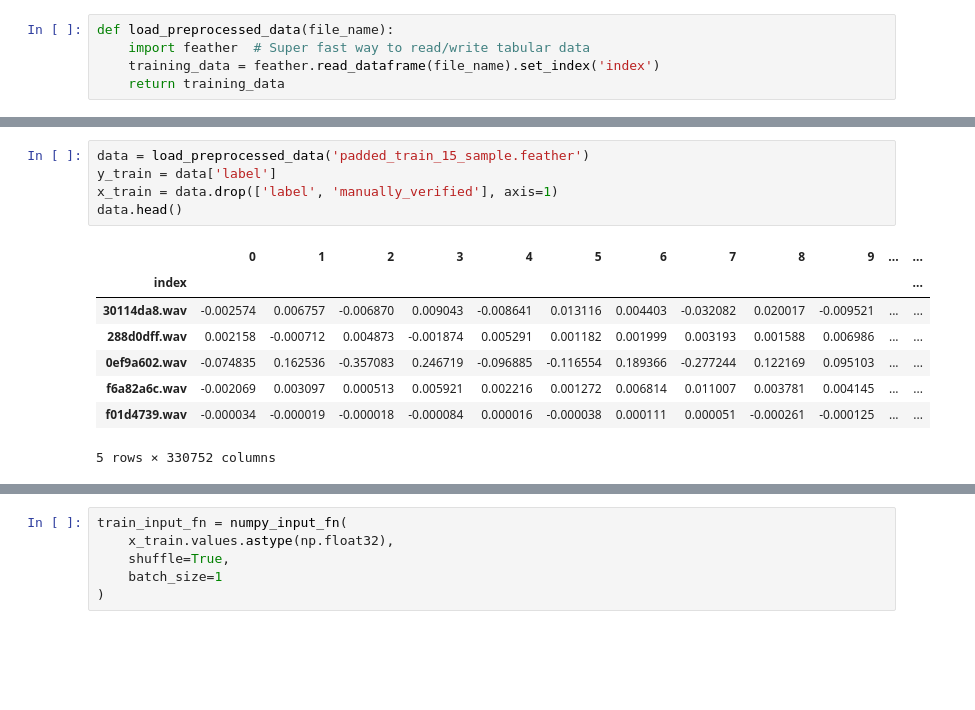
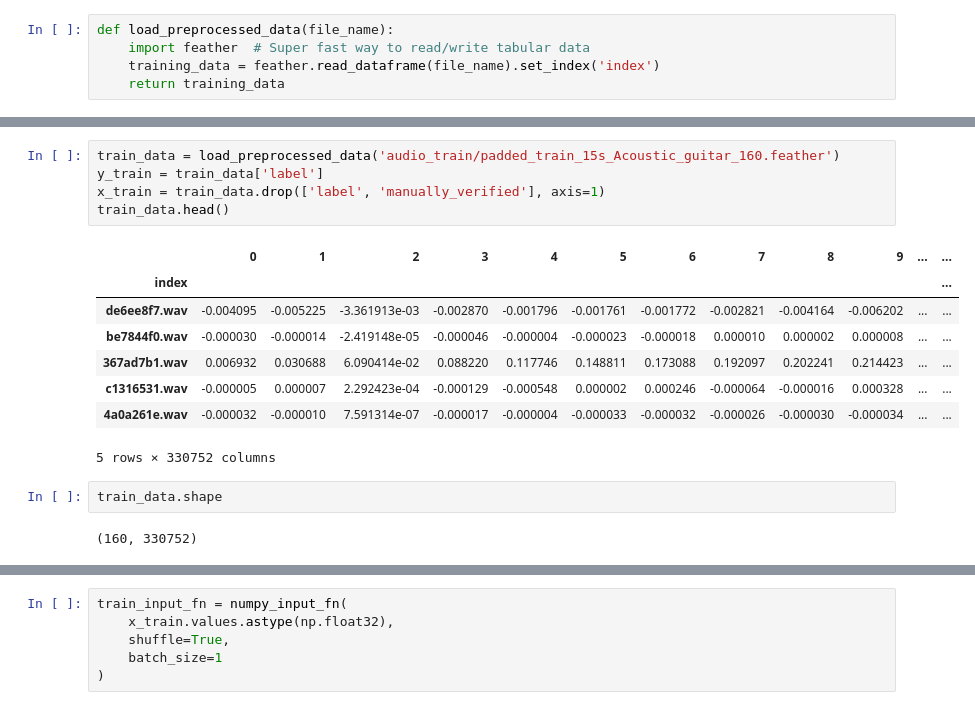
Before and after one commit to asudomoeva/Audio-Tagging, a Jupyter notebook: Audio-Tagging-VAE.ipynb, the cells around one changed output, grey strips where cells are left out. Cells and saved outputs as stored; diff of their text form; blank space fills up the shorter version.

```diff
--- a/Audio-Tagging-VAE.ipynb
+++ b/Audio-Tagging-VAE.ipynb
@@ -243,14 +328,18 @@ def load_preprocessed_data(file_name):
 # %%
-data = load_preprocessed_data('padded_train_15_sample.feather')
-y_train = data['label']
-x_train = data.drop(['label', 'manually_verified'], axis=1)
-data.head()
+train_data = load_preprocessed_data('audio_train/padded_train_15s_Acoustic_guitar_160.feather')
+y_train = train_data['label']
+x_train = train_data.drop(['label', 'manually_verified'], axis=1)
+train_data.head()
 # %% [output]
 |  | 0 | 1 | 2 | 3 | 4 | 5 | 6 | 7 | 8 | 9 | ... | ... |
 | index |  |  |  |  |  |  |  |  |  |  |  | ... |
-| 30114da8.wav | -0.002574 | 0.006757 | -0.006870 | 0.009043 | -0.008641 | 0.013116 | 0.004403 | -0.032082 | 0.020017 | -0.009521 | ... | ... |
-| 288d0dff.wav | 0.002158 | -0.000712 | 0.004873 | -0.001874 | 0.005291 | 0.001182 | 0.001999 | 0.003193 | 0.001588 | 0.006986 | ... | ... |
-| 0ef9a602.wav | -0.074835 | 0.162536 | -0.357083 | 0.246719 | -0.096885 | -0.116554 | 0.189366 | -0.277244 | 0.122169 | 0.095103 | ... | ... |
-| f6a82a6c.wav | -0.002069 | 0.003097 | 0.000513 | 0.005921 | 0.002216 | 0.001272 | 0.006814 | 0.011007 | 0.003781 | 0.004145 | ... | ... |
-| f01d4739.wav | -0.000034 | -0.000019 | -0.000018 | -0.000084 | 0.000016 | -0.000038 | 0.000111 | 0.000051 | -0.000261 | -0.000125 | ... | ... |
+| de6ee8f7.wav | -0.004095 | -0.005225 | -3.361913e-03 | -0.002870 | -0.001796 | -0.001761 | -0.001772 | -0.002821 | -0.004164 | -0.006202 | ... | ... |
+| be7844f0.wav | -0.000030 | -0.000014 | -2.419148e-05 | -0.000046 | -0.000004 | -0.000023 | -0.000018 | 0.000010 | 0.000002 | 0.000008 | ... | ... |
+| 367ad7b1.wav | 0.006932 | 0.030688 | 6.090414e-02 | 0.088220 | 0.117746 | 0.148811 | 0.173088 | 0.192097 | 0.202241 | 0.214423 | ... | ... |
+| c1316531.wav | -0.000005 | 0.000007 | 2.292423e-04 | -0.000129 | -0.000548 | 0.000002 | 0.000246 | -0.000064 | -0.000016 | 0.000328 | ... | ... |
+| 4a0a261e.wav | -0.000032 | -0.000010 | 7.591314e-07 | -0.000017 | -0.000004 | -0.000033 | -0.000032 | -0.000026 | -0.000030 | -0.000034 | ... | ... |
 5 rows × 330752 columns
+# %%
+train_data.shape
+# %% [output]
+(160, 330752)
```
Also changed, not shown: parts of 24 cells of this notebook.
